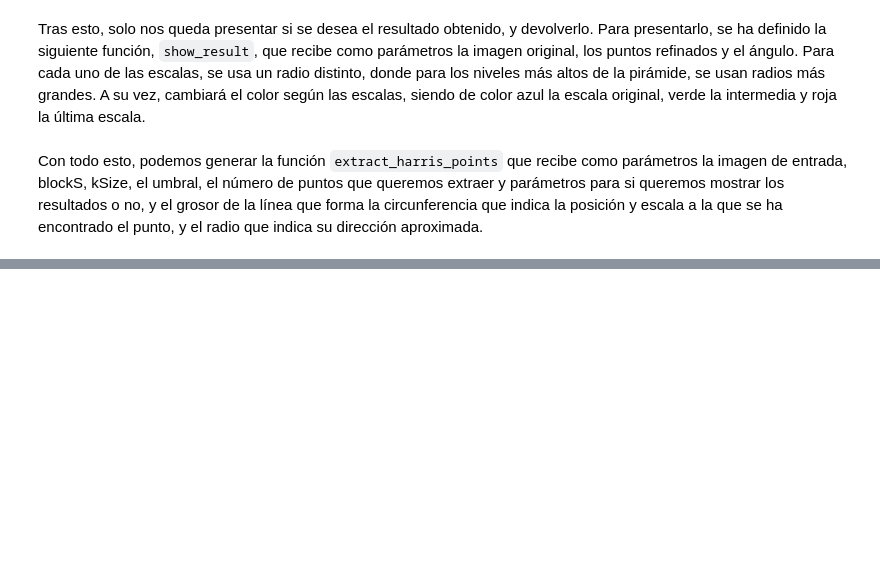
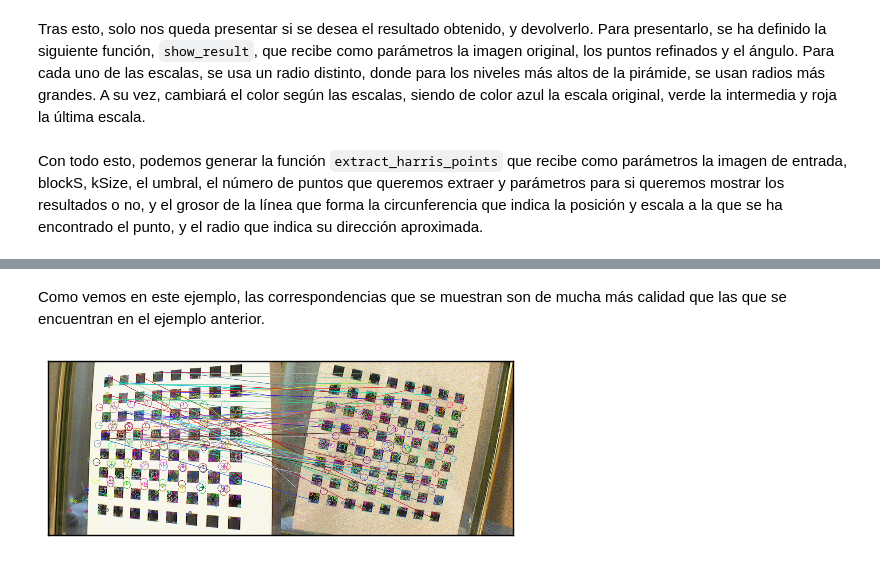
Before and after one commit to BraulioV/Computer-Vision, a Jupyter notebook: Practica2/Detección_de_puntos_relevantes_y_Construcción_de_panoramas.ipynb, the cells around one changed output, grey strips where cells are left out. Saved outputs shown, nothing was run; the diff lists cells and outputs as text; code cells hidden in the pictures; blank space fills up the shorter version.

```diff
--- a/Practica2/Detección_de_puntos_relevantes_y_Construcción_de_panoramas.ipynb
+++ b/Practica2/Detección_de_puntos_relevantes_y_Construcción_de_panoramas.ipynb
@@ -301,0 +392,8 @@ def extract_harris_points(img, blockS, kSize, thresdhold, n_points = 1500,
+# %% [markdown]
+Como vemos en este ejemplo, las correspondencias que se muestran son de mucha más calidad que las que se encuentran en el ejemplo anterior.
+# %%
+AKAZE_descriptor_matcher(img1=cv2.imread('imagenes/Tablero1.jpg', flags=cv2.IMREAD_COLOR),
+                                img2=cv2.imread('imagenes/Tablero2.jpg', flags=cv2.IMREAD_COLOR),
+                                sort_points_by_distance_parameter=False)
+# %% [output]
+[figure, added]
```
Also changed, not shown: parts of 15 cells of this notebook, 1 other file.
